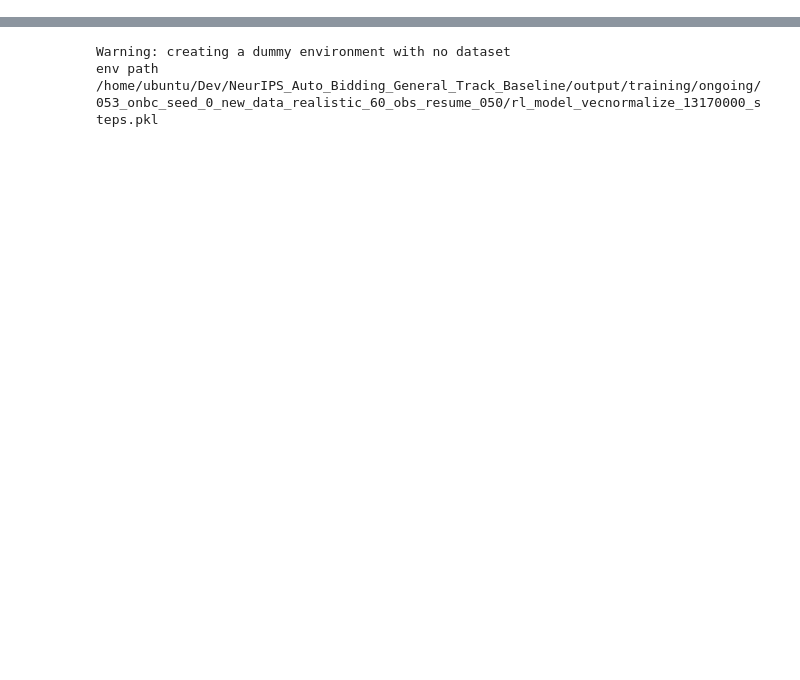
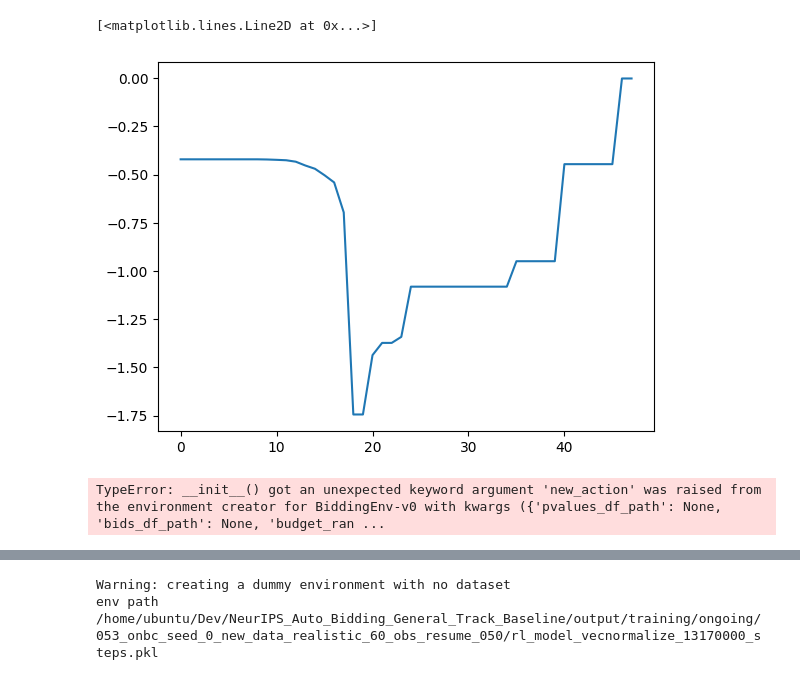
Before and after one commit to sony/oil, a Jupyter notebook: notebooks/dataset_policies.ipynb, the cells around one changed output, grey strips where cells are left out. Drawn from its saved outputs; the diff is of its cells as text; code cells hidden in the pictures; blank space fills up the shorter version.

```diff
--- a/notebooks/dataset_policies.ipynb
+++ b/notebooks/dataset_policies.ipynb
@@ -164,0 +140,4 @@ Loading bids from /home/ubuntu/Dev/NeurIPS_Auto_Bidding_General_Track_Baseline/d
+# %%
+path = "/home/ubuntu/Dev/NeurIPS_Auto_Bidding_General_Track_Baseline/data/traffic/offline_rl_data_final/period-27_27_offline_rl_data.parquet"
+df = pd.read_parquet(path)
+df.shape
@@ -165 +162,6 @@ Loading bids from /home/ubuntu/Dev/NeurIPS_Auto_Bidding_General_Track_Baseline/d
+# %%
+plt.plot(df[df.advertiserNumber == 0].oracle_action)
+# %% [output]
+[<matplotlib.lines.Line2D at 0x...>]
+[figure, added]
 # %%
@@ -173,19 +175,21 @@ Loading bids from /home/ubuntu/Dev/NeurIPS_Auto_Bidding_General_Track_Baseline/d
 # %%
 # np.mean(pvalues_origin), np.mean(pvalues)
 # %%
-# exp_path = "053_onbc_seed_0_new_data_realistic_60_obs_resume_050"
-# checkpoint = 13170000
+exp_path = "053_onbc_seed_0_new_data_realistic_60_obs_resume_050"
+checkpoint = 13170000
 
-# experiment_path = ROOT_DIR / "output" / "training" / "ongoing" / exp_path
-# model = load_model(
-#     "onbc",
-#     experiment_path,
-#     checkpoint,
-# )
-# train_env_config = json.load(open(experiment_path / ENV_CONFIG_NAME, "r"))
-# train_env_config["bids_df_path"] = None
-# train_env_config["pvalues_df_path"] = None
-# train_env = EnvironmentFactory.create(**train_env_config)
-# vecnormalize = load_vecnormalize(experiment_path, checkpoint, train_env)
-# vecnormalize.training = False
+experiment_path = ROOT_DIR / "output" / "training" / "challenge" / exp_path
+model = load_model(
+    "oil",
+    experiment_path,
+    checkpoint,
+)
+train_env_config = json.load(open(experiment_path / ENV_CONFIG_NAME, "r"))
+train_env_config["bids_df_path"] = None
+train_env_config["pvalues_df_path"] = None
+train_env = EnvironmentFactory.create(**train_env_config)
+vecnormalize = load_vecnormalize(experiment_path, checkpoint, train_env)
+vecnormalize.training = False
+# %% [output]
+TypeError: __init__() got an unexpected keyword argument 'new_action' was raised from the environment creator for BiddingEnv-v0 with kwargs ({'pvalues_df_path': None, 'bids_df_path': None, 'budget_ran ...
 # %%
```
Also changed, not shown: parts of 11 cells of this notebook, 8 other files.
